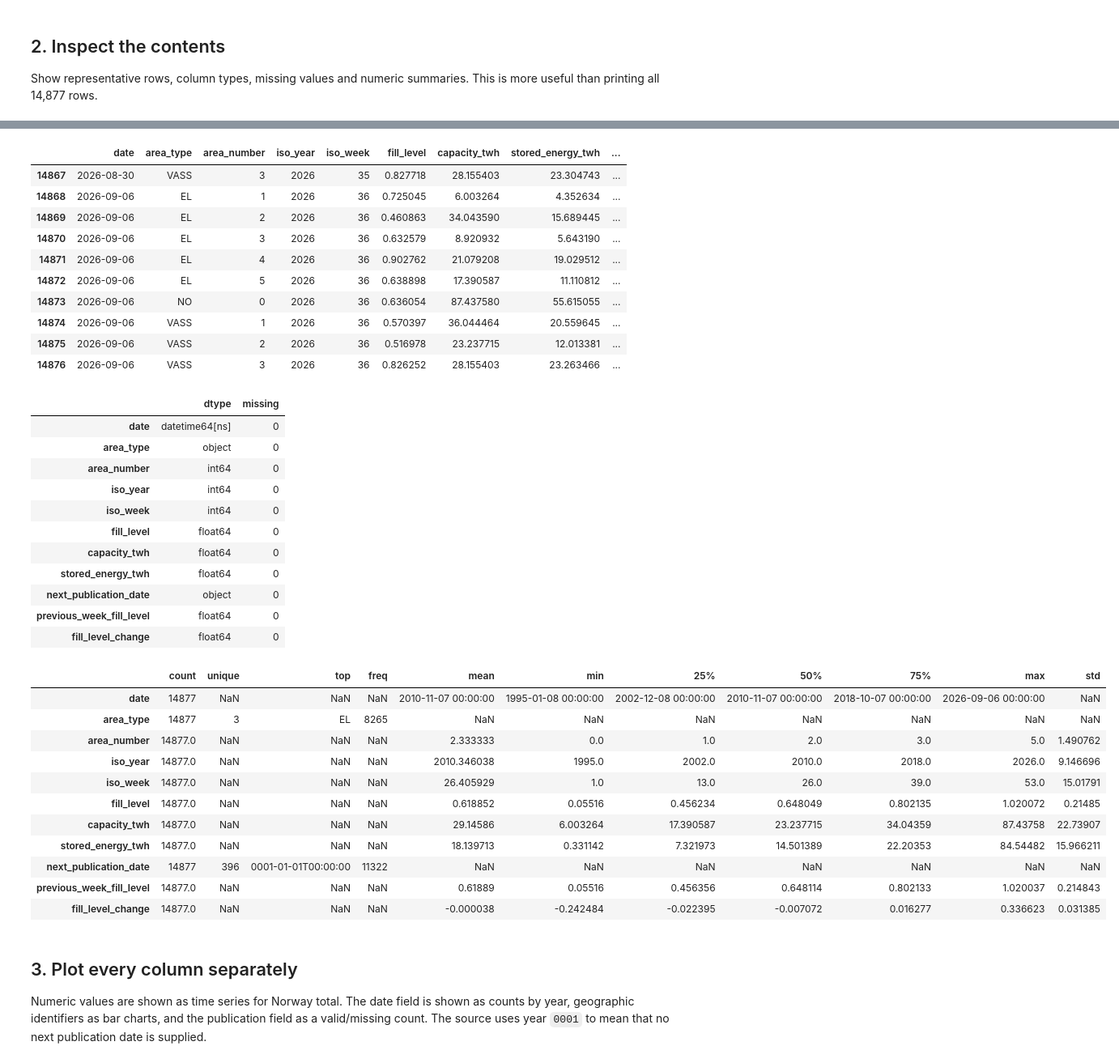
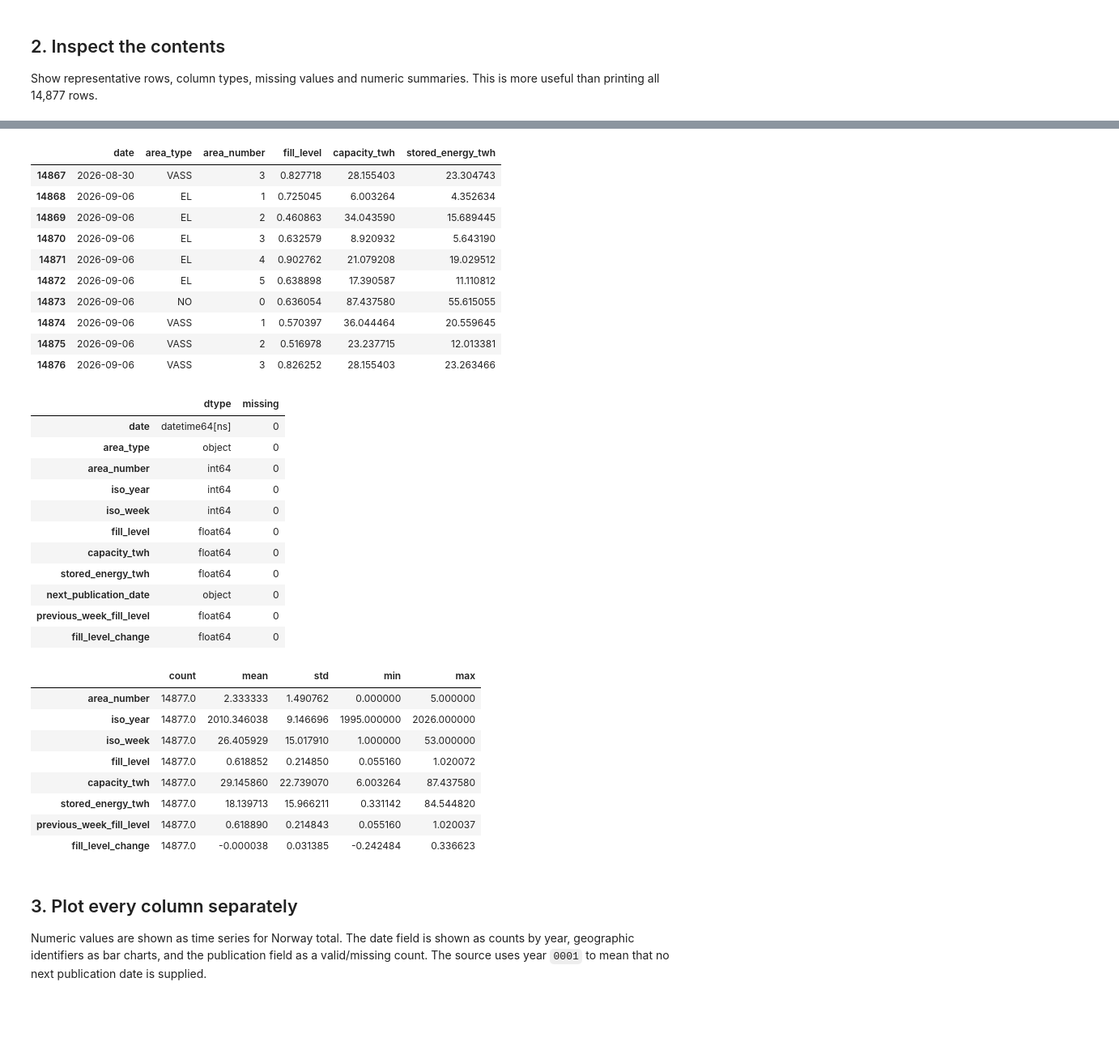
Before and after one commit to yaksh-git/ind320-dashboard-basics-yaksh-git, a Jupyter notebook: dashboard_basics.ipynb, the cells around one changed output, grey strips where cells are left out. Shown at 81% size. Drawn from its saved outputs; the diff is of its cells as text; code cells hidden in the pictures; blank space fills up the shorter version.

Commit message:
Add live links and refine notebook PDF output

```diff
--- a/dashboard_basics.ipynb
+++ b/dashboard_basics.ipynb
@@ -50,9 +48,12 @@ print(f'{national.date.min():%Y-%m-%d} to {national.date.max():%Y-%m-%d}')
 
 Show representative rows, column types, missing values and numeric summaries. This is more useful than printing all 14,877 rows.
 # %%
-# Show the beginning and end of the chronologically sorted source.
-display(data.head(10))
-display(data.tail(10))
+# Show useful fields from the beginning and end of the sorted source.
+preview_columns = ['date', 'area_type', 'area_number', 'fill_level',
+                   'capacity_twh', 'stored_energy_twh']
+display(data[preview_columns].head(10))
+display(data[preview_columns].tail(10))
 display(pd.DataFrame({'dtype': data.dtypes.astype(str), 'missing': data.isna().sum()}))
-display(data.describe(include='all').T)
+# A compact numeric summary fits both the notebook and PDF page.
+display(data.select_dtypes(include='number').describe().T[['count', 'mean', 'std', 'min', 'max']])
 # %% [output]
@@ -70,38 +71,35 @@ display(data.describe(include='all').T)
-|  | date | area_type | area_number | iso_year | iso_week | fill_level | capacity_twh | stored_energy_twh | ... |
-| 14867 | 2026-08-30 | VASS | 3 | 2026 | 35 | 0.827718 | 28.155403 | 23.304743 | ... |
-| 14868 | 2026-09-06 | EL | 1 | 2026 | 36 | 0.725045 | 6.003264 | 4.352634 | ... |
-| 14869 | 2026-09-06 | EL | 2 | 2026 | 36 | 0.460863 | 34.043590 | 15.689445 | ... |
-| 14870 | 2026-09-06 | EL | 3 | 2026 | 36 | 0.632579 | 8.920932 | 5.643190 | ... |
-| 14871 | 2026-09-06 | EL | 4 | 2026 | 36 | 0.902762 | 21.079208 | 19.029512 | ... |
-| 14872 | 2026-09-06 | EL | 5 | 2026 | 36 | 0.638898 | 17.390587 | 11.110812 | ... |
-| 14873 | 2026-09-06 | NO | 0 | 2026 | 36 | 0.636054 | 87.437580 | 55.615055 | ... |
-| 14874 | 2026-09-06 | VASS | 1 | 2026 | 36 | 0.570397 | 36.044464 | 20.559645 | ... |
-| 14875 | 2026-09-06 | VASS | 2 | 2026 | 36 | 0.516978 | 23.237715 | 12.013381 | ... |
-| 14876 | 2026-09-06 | VASS | 3 | 2026 | 36 | 0.826252 | 28.155403 | 23.263466 | ... |
+|  | date | area_type | area_number | fill_level | capacity_twh | stored_energy_twh |
+| 14867 | 2026-08-30 | VASS | 3 | 0.827718 | 28.155403 | 23.304743 |
+| 14868 | 2026-09-06 | EL | 1 | 0.725045 | 6.003264 | 4.352634 |
+| 14869 | 2026-09-06 | EL | 2 | 0.460863 | 34.043590 | 15.689445 |
+| 14870 | 2026-09-06 | EL | 3 | 0.632579 | 8.920932 | 5.643190 |
+| 14871 | 2026-09-06 | EL | 4 | 0.902762 | 21.079208 | 19.029512 |
+| 14872 | 2026-09-06 | EL | 5 | 0.638898 | 17.390587 | 11.110812 |
+| 14873 | 2026-09-06 | NO | 0 | 0.636054 | 87.437580 | 55.615055 |
+| 14874 | 2026-09-06 | VASS | 1 | 0.570397 | 36.044464 | 20.559645 |
+| 14875 | 2026-09-06 | VASS | 2 | 0.516978 | 23.237715 | 12.013381 |
+| 14876 | 2026-09-06 | VASS | 3 | 0.826252 | 28.155403 | 23.263466 |
 |  | dtype | missing |
 | date | datetime64[ns] | 0 |
 | area_type | object | 0 |
 | area_number | int64 | 0 |
 | iso_year | int64 | 0 |
 | iso_week | int64 | 0 |
 | fill_level | float64 | 0 |
 | capacity_twh | float64 | 0 |
 | stored_energy_twh | float64 | 0 |
 | next_publication_date | object | 0 |
 | previous_week_fill_level | float64 | 0 |
 | fill_level_change | float64 | 0 |
-|  | count | unique | top | freq | mean | min | 25% | 50% | 75% | max | std |
-| date | 14877 | NaN | NaN | NaN | 2010-11-07 00:00:00 | 1995-01-08 00:00:00 | 2002-12-08 00:00:00 | 2010-11-07 00:00:00 | 2018-10-07 00:00:00 | 2026-09-06 00:00:00 | NaN |
-| area_type | 14877 | 3 | EL | 8265 | NaN | NaN | NaN | NaN | NaN | NaN | NaN |
-| area_number | 14877.0 | NaN | NaN | NaN | 2.333333 | 0.0 | 1.0 | 2.0 | 3.0 | 5.0 | 1.490762 |
-| iso_year | 14877.0 | NaN | NaN | NaN | 2010.346038 | 1995.0 | 2002.0 | 2010.0 | 2018.0 | 2026.0 | 9.146696 |
-| iso_week | 14877.0 | NaN | NaN | NaN | 26.405929 | 1.0 | 13.0 | 26.0 | 39.0 | 53.0 | 15.01791 |
-| fill_level | 14877.0 | NaN | NaN | NaN | 0.618852 | 0.05516 | 0.456234 | 0.648049 | 0.802135 | 1.020072 | 0.21485 |
-| capacity_twh | 14877.0 | NaN | NaN | NaN | 29.14586 | 6.003264 | 17.390587 | 23.237715 | 34.04359 | 87.43758 | 22.73907 |
-| stored_energy_twh | 14877.0 | NaN | NaN | NaN | 18.139713 | 0.331142 | 7.321973 | 14.501389 | 22.20353 | 84.54482 | 15.966211 |
-| next_publication_date | 14877 | 396 | 0001-01-01T00:00:00 | 11322 | NaN | NaN | NaN | NaN | NaN | NaN | NaN |
-| previous_week_fill_level | 14877.0 | NaN | NaN | NaN | 0.61889 | 0.05516 | 0.456356 | 0.648114 | 0.802133 | 1.020037 | 0.214843 |
-| fill_level_change | 14877.0 | NaN | NaN | NaN | -0.000038 | -0.242484 | -0.022395 | -0.007072 | 0.016277 | 0.336623 | 0.031385 |
+|  | count | mean | std | min | max |
+| area_number | 14877.0 | 2.333333 | 1.490762 | 0.000000 | 5.000000 |
+| iso_year | 14877.0 | 2010.346038 | 9.146696 | 1995.000000 | 2026.000000 |
+| iso_week | 14877.0 | 26.405929 | 15.017910 | 1.000000 | 53.000000 |
+| fill_level | 14877.0 | 0.618852 | 0.214850 | 0.055160 | 1.020072 |
+| capacity_twh | 14877.0 | 29.145860 | 22.739070 | 6.003264 | 87.437580 |
+| stored_energy_twh | 14877.0 | 18.139713 | 15.966211 | 0.331142 | 84.544820 |
+| previous_week_fill_level | 14877.0 | 0.618890 | 0.214843 | 0.055160 | 1.020037 |
+| fill_level_change | 14877.0 | -0.000038 | 0.031385 | -0.242484 | 0.336623 |
 # %% [markdown]
 ## 3. Plot every column separately
 
```
Also changed, not shown: parts of 4 cells of this notebook, 3 other files.
